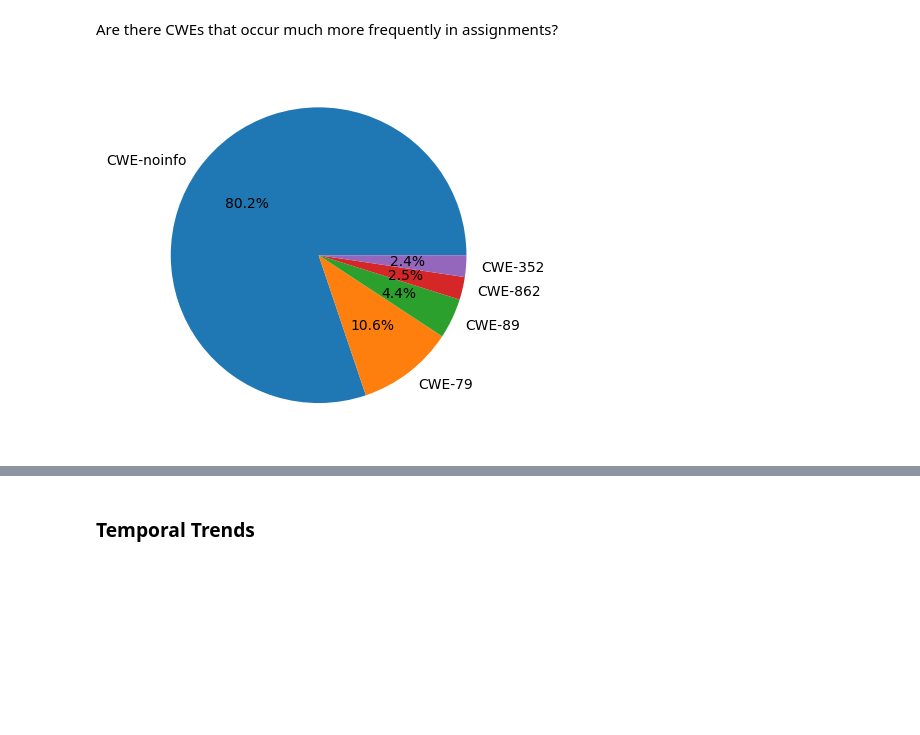
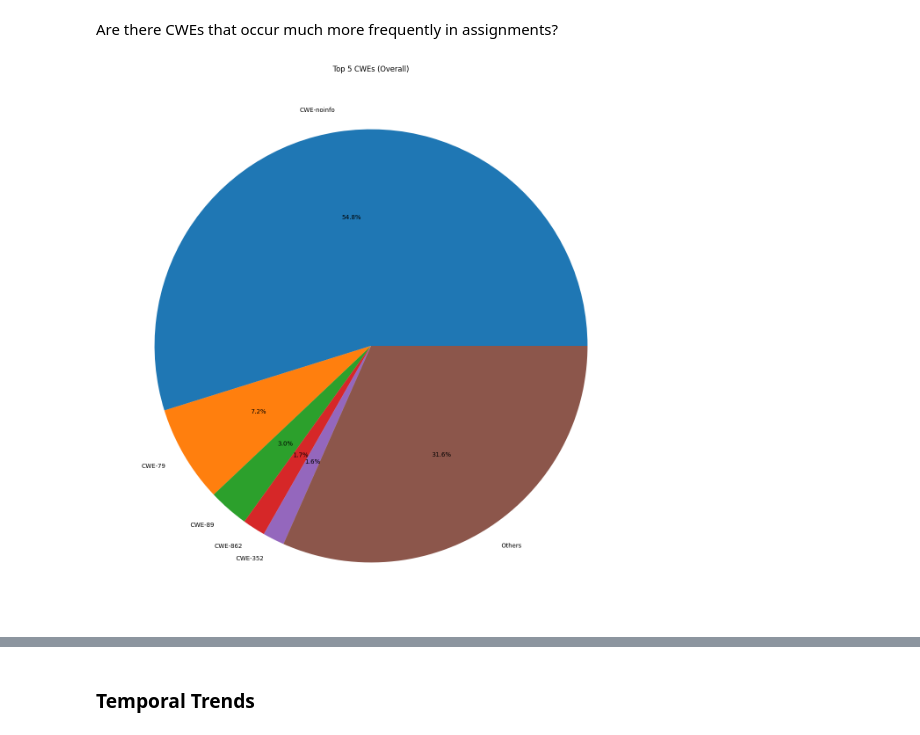
Before and after one commit to AndyVale/CVEvsCWE, a Jupyter notebook: analysis.ipynb, the cells around one changed output, grey strips where cells are left out. Saved outputs shown, nothing was run; the diff lists cells and outputs as text; code cells hidden in the pictures; blank space fills up the shorter version.

```diff
--- a/analysis.ipynb
+++ b/analysis.ipynb
@@ -189,8 +189,14 @@ Cardinality (CVEs with >=1 valid CWE) is 1.08 ± 0.30
 # %% [markdown]
 Are there CWEs that occur much more frequently in assignments?
 # %%
-top_5_cwe_values = df_cve_cwe["cwe_id"].value_counts(normalize=True).head(5)
-pie_5 = top_5_cwe_values.plot.pie(autopct='%1.1f%%', ylabel='') # pyright: ignore[reportCallIssue]
+all_counts = df_cve_cwe["cwe_id"].value_counts(normalize=True)
+top_5 = all_counts.head(5).copy()
+top_5["Others"] = 1.0 - top_5.sum()
+
+plt.figure(figsize=(16, 16))
+top_5.plot.pie(autopct='%1.1f%%', ylabel='', title='Top 5 CWEs (Overall)')# pyright: ignore[reportCallIssue]
+plt.show()
+# Note that CWE-noinfo is lower then what expected from the coverage, this is because a cve can have more than one cwe
 # %% [output]
-[figure, old version]
+[figure, new version]
 # %%
```
Also changed, not shown: parts of 1 cell of this notebook.
